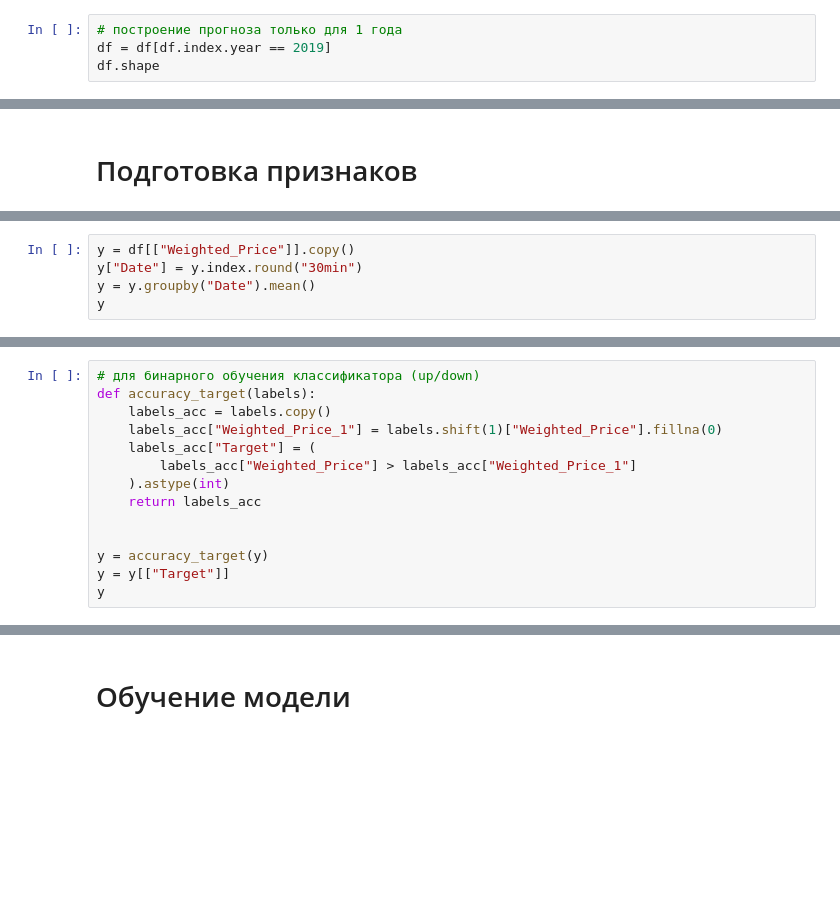
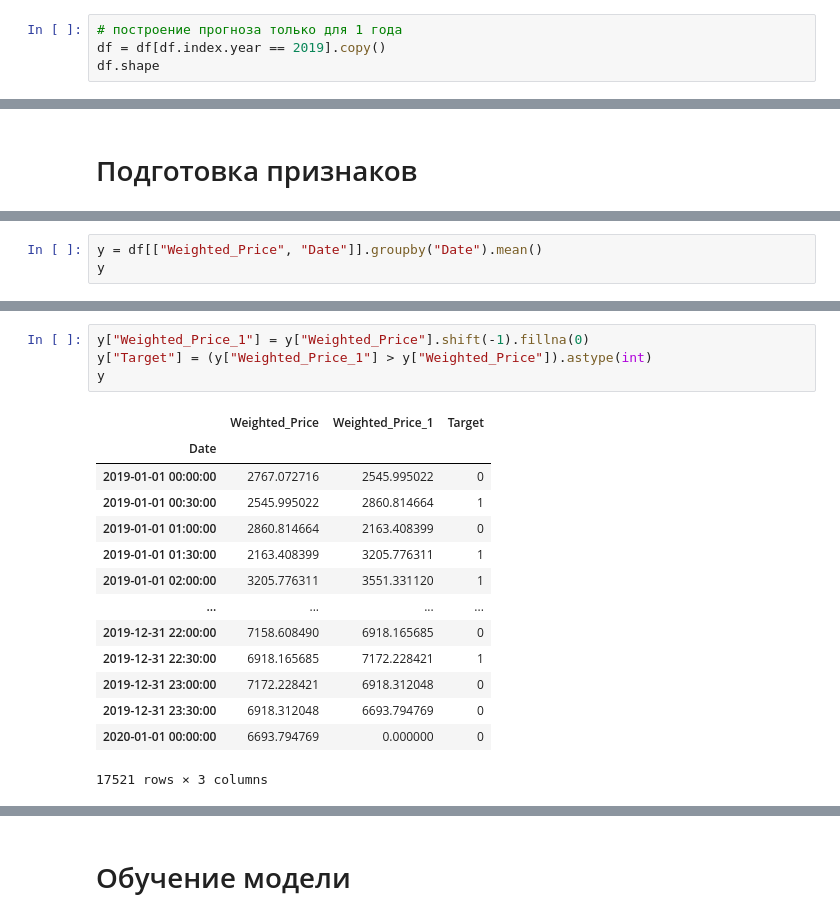
Before and after one commit to alxgrin/kaggle, a Jupyter notebook: notebooks/mczielinski_bitcoin-historical-data.ipynb, the cells around one changed output, grey strips where cells are left out. Cells and saved outputs as stored; diff of their text form; blank space fills up the shorter version.

```diff
--- a/notebooks/mczielinski_bitcoin-historical-data.ipynb
+++ b/notebooks/mczielinski_bitcoin-historical-data.ipynb
@@ -61,6 +60,6 @@ Name: Timestamp, dtype: int64
 [interactive output not drawn]
 # %%
 # построение прогноза только для 1 года
-df = df[df.index.year == 2019]
+df = df[df.index.year == 2019].copy()
 df.shape
 # %% [output]
@@ -102,9 +103,7 @@ X.shape
 (17521, 3176)
 [interactive output not drawn]
 # %%
-y = df[["Weighted_Price"]].copy()
-y["Date"] = y.index.round("30min")
-y = y.groupby("Date").mean()
+y = df[["Weighted_Price", "Date"]].groupby("Date").mean()
 y
 # %% [output]
 |  | Weighted_Price |
@@ -122,17 +121,3 @@ y
 | 2020-01-01 00:00:00 | 6693.794769 |
 17521 rows × 1 columns
 [interactive output not drawn]
-# %%
-# для бинарного обучения классификатора (up/down)
-def accuracy_target(labels):
-    labels_acc = labels.copy()
-    labels_acc["Weighted_Price_1"] = labels.shift(1)["Weighted_Price"].fillna(0)
-    labels_acc["Target"] = (
-        labels_acc["Weighted_Price"] > labels_acc["Weighted_Price_1"]
-    ).astype(int)
-    return labels_acc
-
-
-y = accuracy_target(y)
-y = y[["Target"]]
-y
@@ -154,0 +124,19 @@ y
+# %%
+y["Weighted_Price_1"] = y["Weighted_Price"].shift(-1).fillna(0)
+y["Target"] = (y["Weighted_Price_1"] > y["Weighted_Price"]).astype(int)
+y
+# %% [output]
+|  | Weighted_Price | Weighted_Price_1 | Target |
+| Date |  |  |  |
+| 2019-01-01 00:00:00 | 2767.072716 | 2545.995022 | 0 |
+| 2019-01-01 00:30:00 | 2545.995022 | 2860.814664 | 1 |
+| 2019-01-01 01:00:00 | 2860.814664 | 2163.408399 | 0 |
+| 2019-01-01 01:30:00 | 2163.408399 | 3205.776311 | 1 |
+| 2019-01-01 02:00:00 | 3205.776311 | 3551.331120 | 1 |
+| ... | ... | ... | ... |
+| 2019-12-31 22:00:00 | 7158.608490 | 6918.165685 | 0 |
+| 2019-12-31 22:30:00 | 6918.165685 | 7172.228421 | 1 |
+| 2019-12-31 23:00:00 | 7172.228421 | 6918.312048 | 0 |
+| 2019-12-31 23:30:00 | 6918.312048 | 6693.794769 | 0 |
+| 2020-01-01 00:00:00 | 6693.794769 | 0.000000 | 0 |
+17521 rows × 3 columns
```
Also changed, not shown: parts of 18 cells of this notebook.
